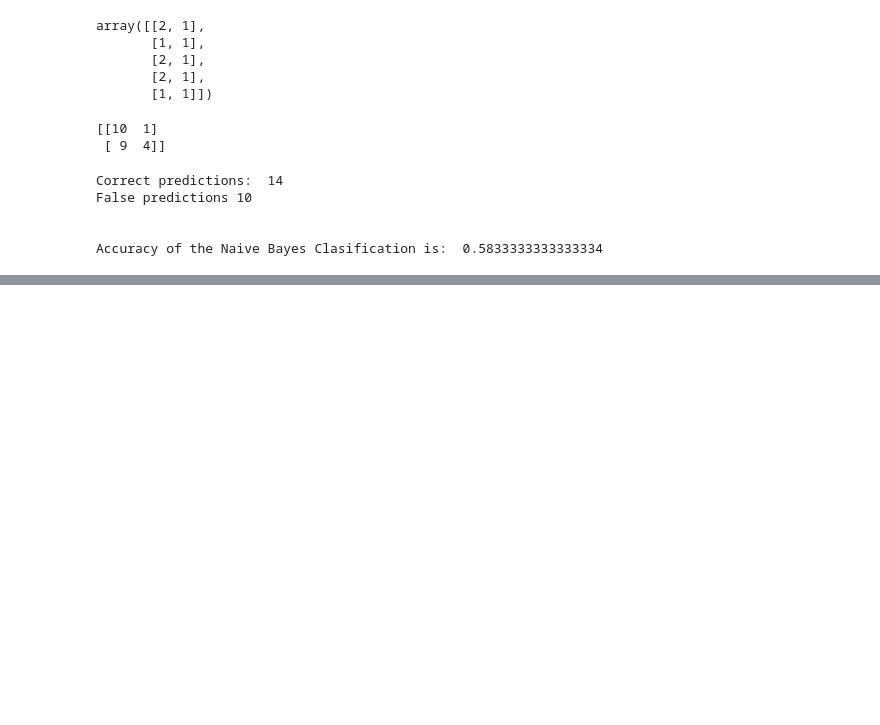
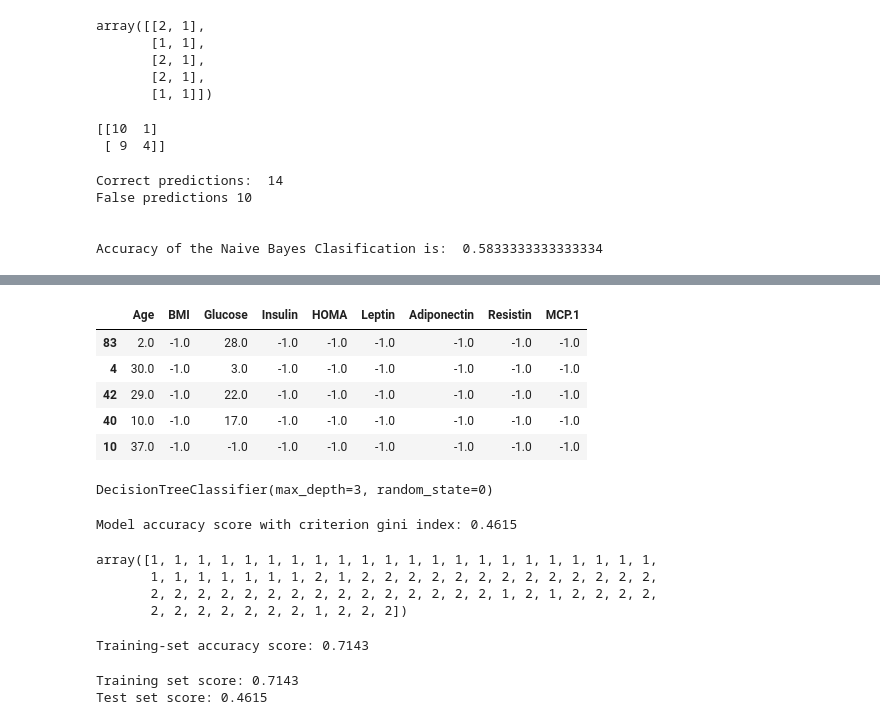
Before and after one commit to Iqbalsuryaa/datamining, a Jupyter notebook: _sources/tugas-pendat/tugas uts-pendat.ipynb, the cells around one changed output, grey strips where cells are left out. Drawn from its saved outputs; the diff is of its cells as text; code cells hidden in the pictures; blank space fills up the shorter version.

```diff
--- a/_sources/tugas-pendat/tugas uts-pendat.ipynb
+++ b/_sources/tugas-pendat/tugas uts-pendat.ipynb
@@ -94,0 +232,9 @@ Accuracy of the Naive Bayes Clasification is:  0.5833333333333334
+# %%
+X_test.head()
+# %% [output]
+|  | Age | BMI | Glucose | Insulin | HOMA | Leptin | Adiponectin | Resistin | MCP.1 |
+| 83 | 2.0 | -1.0 | 28.0 | -1.0 | -1.0 | -1.0 | -1.0 | -1.0 | -1.0 |
+| 4 | 30.0 | -1.0 | 3.0 | -1.0 | -1.0 | -1.0 | -1.0 | -1.0 | -1.0 |
+| 42 | 29.0 | -1.0 | 22.0 | -1.0 | -1.0 | -1.0 | -1.0 | -1.0 | -1.0 |
+| 40 | 10.0 | -1.0 | 17.0 | -1.0 | -1.0 | -1.0 | -1.0 | -1.0 | -1.0 |
+| 10 | 37.0 | -1.0 | -1.0 | -1.0 | -1.0 | -1.0 | -1.0 | -1.0 | -1.0 |
@@ -94,0 +245,10 @@ Accuracy of the Naive Bayes Clasification is:  0.5833333333333334
+# %%
+# instantiate the DecisionTreeClassifier model with criterion gini index
+
+clf_gini = DecisionTreeClassifier(criterion='gini', max_depth=3, random_state=0)
+
+
+# fit the model
+clf_gini.fit(X_train, y_train)
+# %% [output]
+DecisionTreeClassifier(max_depth=3, random_state=0)
@@ -94,0 +257,28 @@ Accuracy of the Naive Bayes Clasification is:  0.5833333333333334
+# %%
+from sklearn.metrics import accuracy_score
+
+print('Model accuracy score with criterion gini index: {0:0.4f}'. format(accuracy_score(y_test, y_pred_gini)))
+# %% [output]
+Model accuracy score with criterion gini index: 0.4615
+# %%
+y_pred_train_gini = clf_gini.predict(X_train)
+
+y_pred_train_gini
+# %% [output]
+array([1, 1, 1, 1, 1, 1, 1, 1, 1, 1, 1, 1, 1, 1, 1, 1, 1, 1, 1, 1, 1, 1,
+       1, 1, 1, 1, 1, 1, 1, 2, 1, 2, 2, 2, 2, 2, 2, 2, 2, 2, 2, 2, 2, 2,
+       2, 2, 2, 2, 2, 2, 2, 2, 2, 2, 2, 2, 2, 2, 2, 1, 2, 1, 2, 2, 2, 2,
+       2, 2, 2, 2, 2, 2, 2, 1, 2, 2, 2])
+# %%
+print('Training-set accuracy score: {0:0.4f}'. format(accuracy_score(y_train, y_pred_train_gini)))
+# %% [output]
+Training-set accuracy score: 0.7143
+# %%
+# print the scores on training and test set
+
+print('Training set score: {:.4f}'.format(clf_gini.score(X_train, y_train)))
+
+print('Test set score: {:.4f}'.format(clf_gini.score(X_test, y_test)))
+# %% [output]
+Training set score: 0.7143
+Test set score: 0.4615
```
Also changed, not shown: parts of 19 cells of this notebook, 15 other files.
